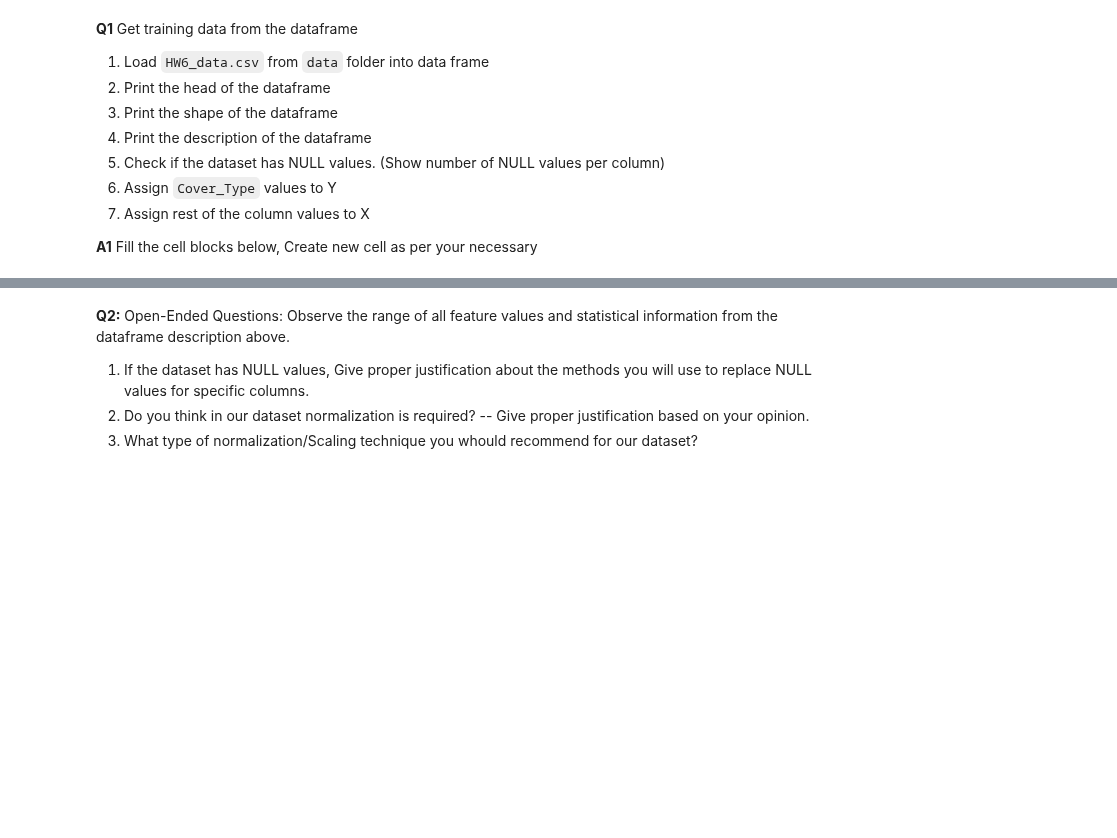
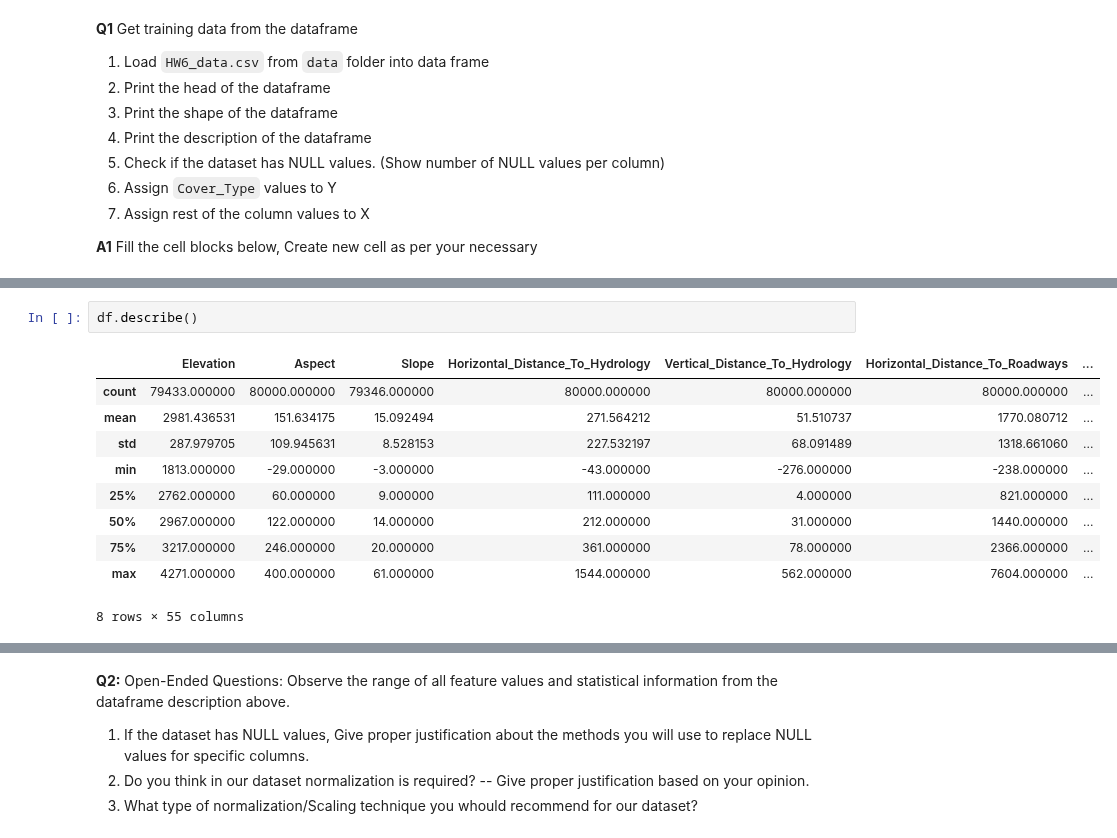
Before and after one commit to P-wig/ML-HW, a Jupyter notebook: HW6/HW6.ipynb, the cells around one changed output, grey strips where cells are left out. Saved outputs shown, nothing was run; the diff lists cells and outputs as text; blank space fills up the shorter version.

```diff
--- a/HW6/HW6.ipynb
+++ b/HW6/HW6.ipynb
@@ -72,0 +88,13 @@ SyntaxError: invalid syntax (2264785423.py, line 1)
+# %%
+df.describe()
+# %% [output]
+|  | Elevation | Aspect | Slope | Horizontal_Distance_To_Hydrology | Vertical_Distance_To_Hydrology | Horizontal_Distance_To_Roadways | ... |
+| count | 79433.000000 | 80000.000000 | 79346.000000 | 80000.000000 | 80000.000000 | 80000.000000 | ... |
+| mean | 2981.436531 | 151.634175 | 15.092494 | 271.564212 | 51.510737 | 1770.080712 | ... |
+| std | 287.979705 | 109.945631 | 8.528153 | 227.532197 | 68.091489 | 1318.661060 | ... |
+| min | 1813.000000 | -29.000000 | -3.000000 | -43.000000 | -276.000000 | -238.000000 | ... |
+| 25% | 2762.000000 | 60.000000 | 9.000000 | 111.000000 | 4.000000 | 821.000000 | ... |
+| 50% | 2967.000000 | 122.000000 | 14.000000 | 212.000000 | 31.000000 | 1440.000000 | ... |
+| 75% | 3217.000000 | 246.000000 | 20.000000 | 361.000000 | 78.000000 | 2366.000000 | ... |
+| max | 4271.000000 | 400.000000 | 61.000000 | 1544.000000 | 562.000000 | 7604.000000 | ... |
+8 rows × 55 columns
```
Also changed, not shown: parts of 5 cells of this notebook, 1 other file.
